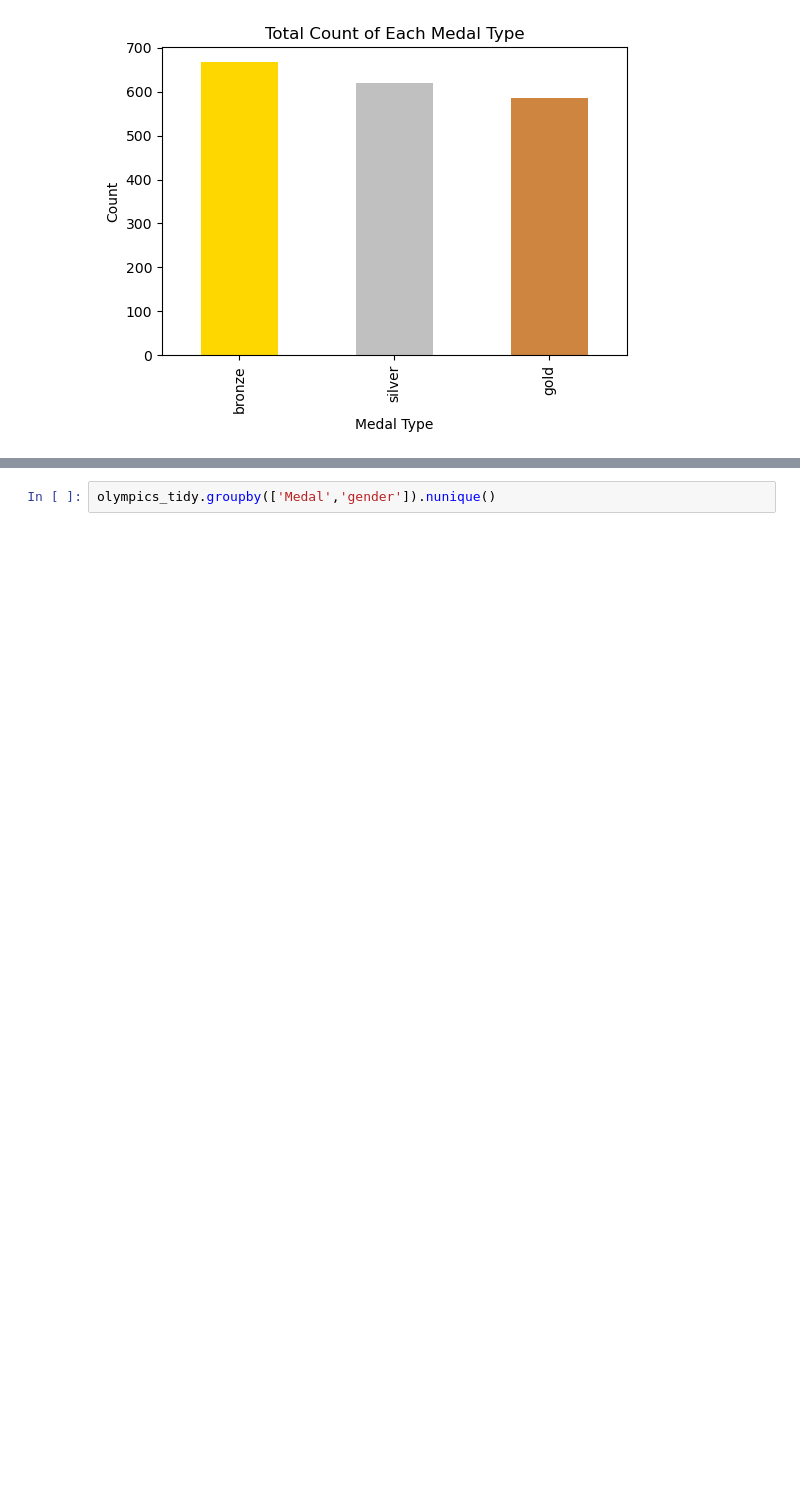
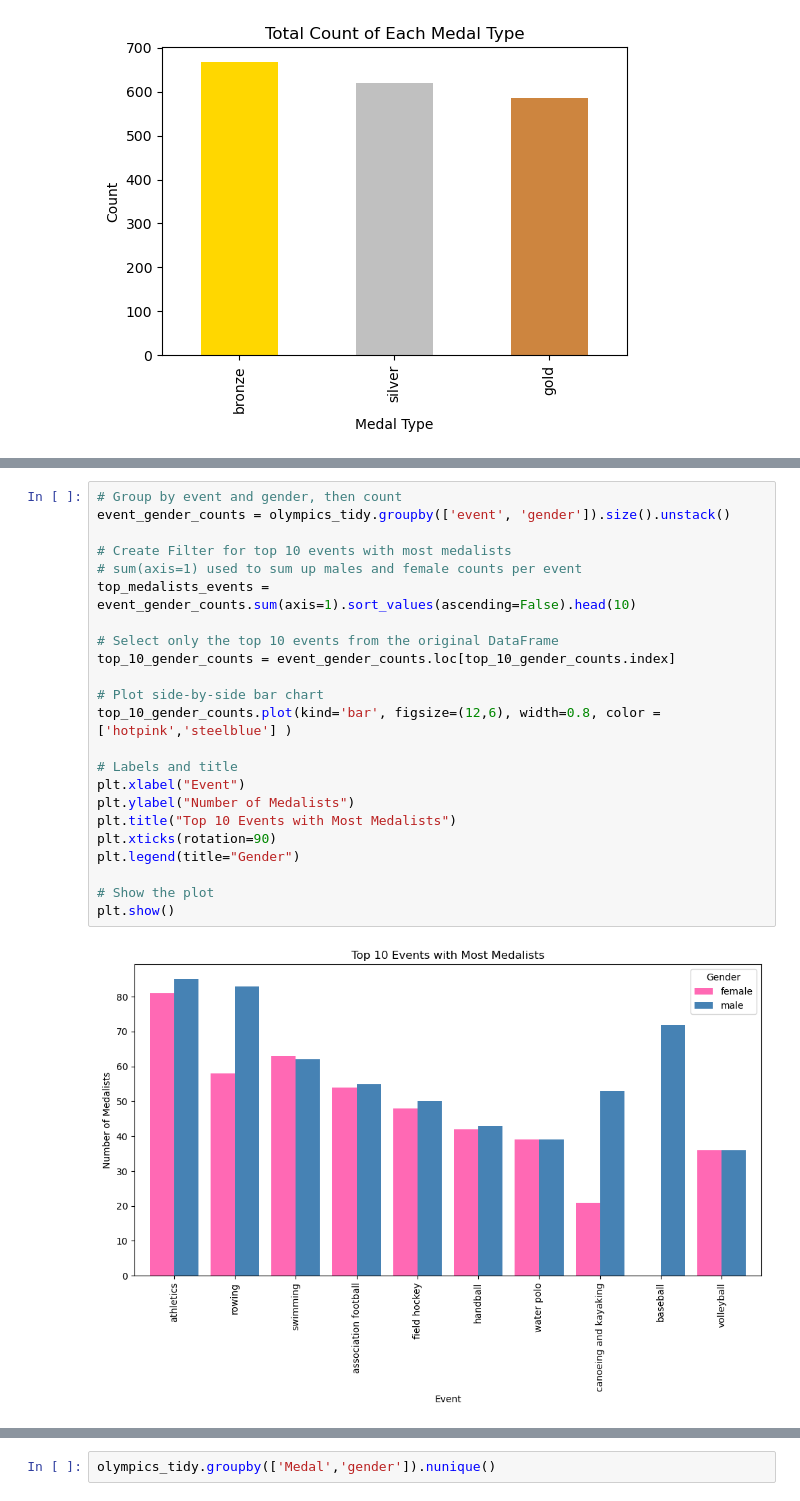
Before and after one commit to silvanamejia1/MEJIA-Python-Portfolio, a Jupyter notebook: Computing II/TidyData_Project/tidy_code.ipynb, the cells around one changed output, grey strips where cells are left out. Drawn from its saved outputs; the diff is of its cells as text; blank space fills up the shorter version.

```diff
--- a/Computing II/TidyData_Project/tidy_code.ipynb
+++ b/Computing II/TidyData_Project/tidy_code.ipynb
@@ -136,0 +142,25 @@ rowing.describe()
+# %%
+# Group by event and gender, then count
+event_gender_counts = olympics_tidy.groupby(['event', 'gender']).size().unstack()
+
+# Create Filter for top 10 events with most medalists
+# sum(axis=1) used to sum up males and female counts per event
+top_medalists_events = event_gender_counts.sum(axis=1).sort_values(ascending=False).head(10)
+
+# Select only the top 10 events from the original DataFrame
+top_10_gender_counts = event_gender_counts.loc[top_10_gender_counts.index]
+
+# Plot side-by-side bar chart
+top_10_gender_counts.plot(kind='bar', figsize=(12,6), width=0.8, color =['hotpink','steelblue'] )
+
+# Labels and title
+plt.xlabel("Event")
+plt.ylabel("Number of Medalists")
+plt.title("Top 10 Events with Most Medalists")
+plt.xticks(rotation=90)
+plt.legend(title="Gender")
+
+# Show the plot
+plt.show()
+# %% [output]
+[figure, added]
```
Also changed, not shown: parts of 22 cells of this notebook, 1 other file.
